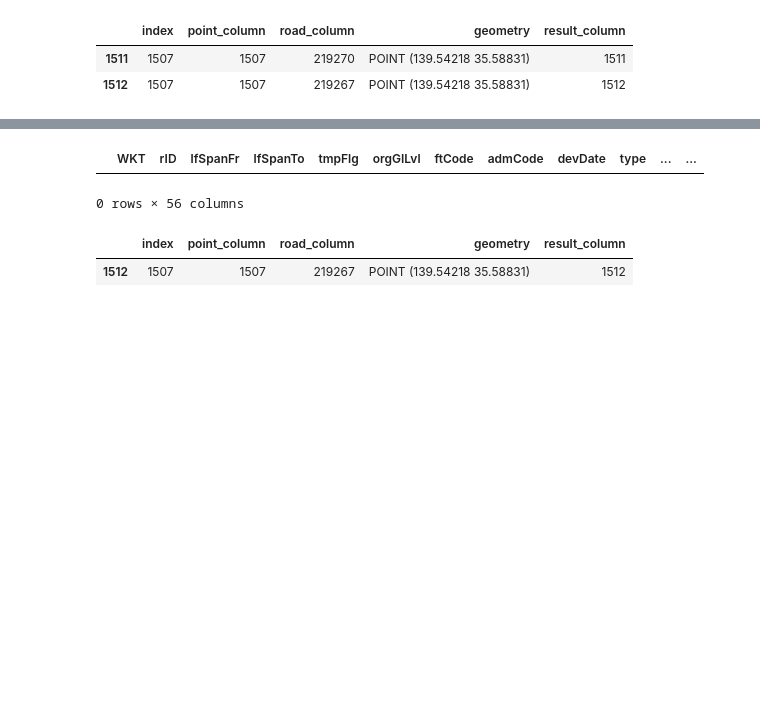
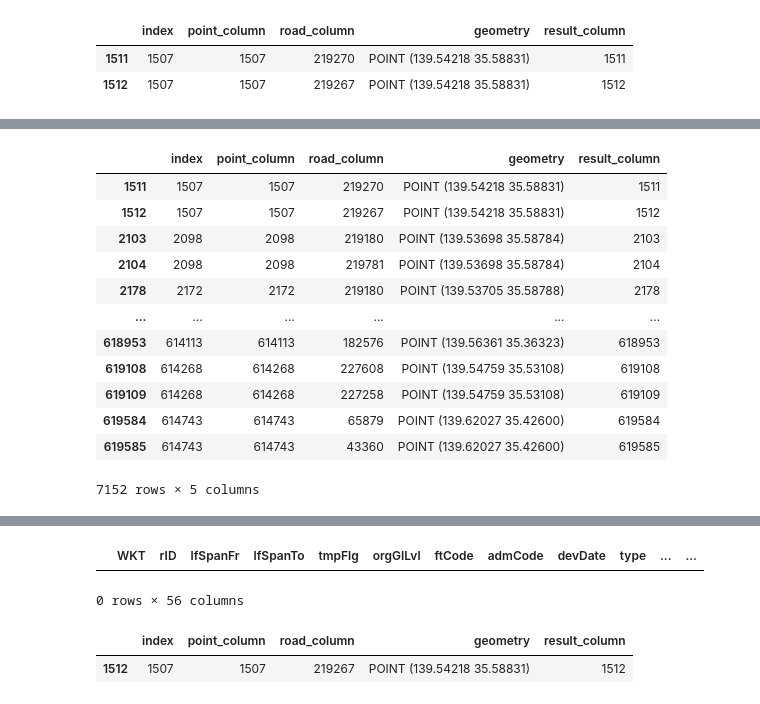
Before and after one commit to jin-hori/pre_, a Jupyter notebook: pre_intern.ipynb, the cells around one changed output, grey strips where cells are left out. Cells and saved outputs as stored; diff of their text form; code cells hidden in the pictures; blank space fills up the shorter version.

```diff
--- a/pre_intern.ipynb
+++ b/pre_intern.ipynb
@@ -190,3 +333,21 @@ print(duplicates)
+# %%
+# 重複している値を抽出
+duplicates_duplicates = duplicates[duplicates.duplicated(subset="road_column", keep=False)]
+duplicates_duplicates
+# %% [output]
+|  | index | point_column | road_column | geometry | result_column |
+| 1511 | 1507 | 1507 | 219270 | POINT (139.54218 35.58831) | 1511 |
+| 1512 | 1507 | 1507 | 219267 | POINT (139.54218 35.58831) | 1512 |
+| 2103 | 2098 | 2098 | 219180 | POINT (139.53698 35.58784) | 2103 |
+| 2104 | 2098 | 2098 | 219781 | POINT (139.53698 35.58784) | 2104 |
+| 2178 | 2172 | 2172 | 219180 | POINT (139.53705 35.58788) | 2178 |
+| ... | ... | ... | ... | ... | ... |
+| 618953 | 614113 | 614113 | 182576 | POINT (139.56361 35.36323) | 618953 |
+| 619108 | 614268 | 614268 | 227608 | POINT (139.54759 35.53108) | 619108 |
+| 619109 | 614268 | 614268 | 227258 | POINT (139.54759 35.53108) | 619109 |
+| 619584 | 614743 | 614743 | 65879 | POINT (139.62027 35.42600) | 619584 |
+| 619585 | 614743 | 614743 | 43360 | POINT (139.62027 35.42600) | 619585 |
+7152 rows × 5 columns
 # %%
 # 重複している値を抽出
 duplicates_road = road_data_test[road_data_test.duplicated(subset="rID", keep=False)]
```
Also changed, not shown: parts of 28 cells of this notebook.
